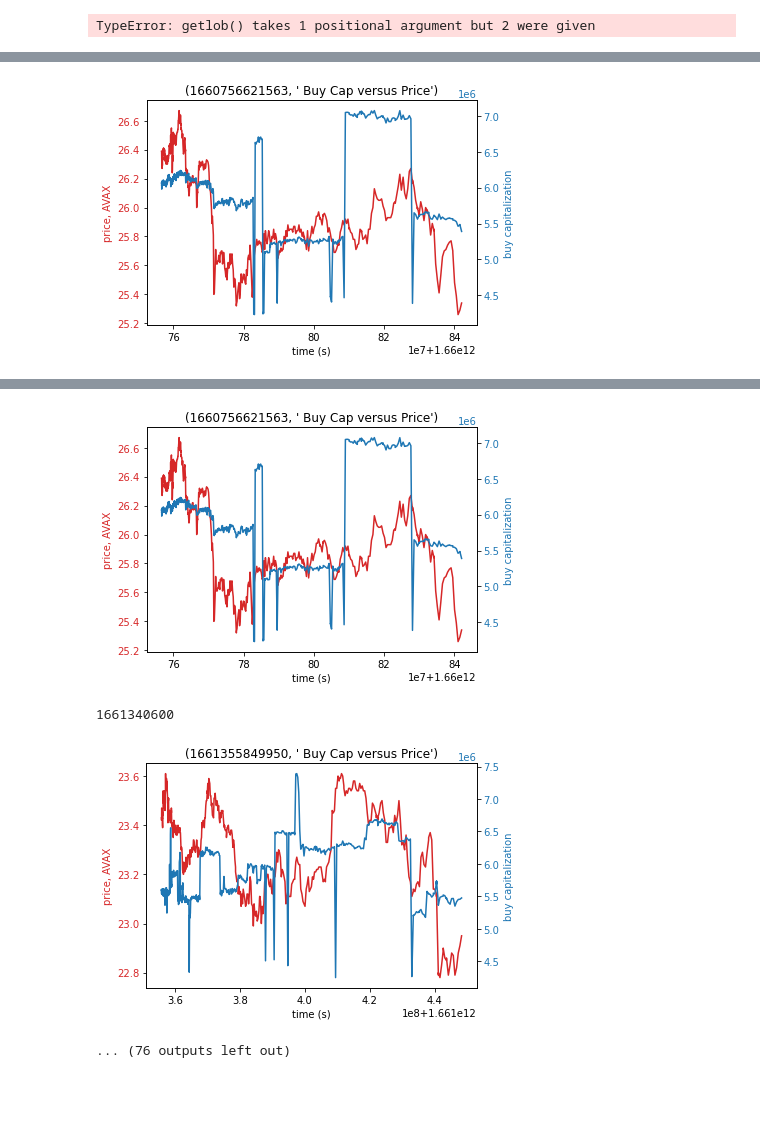
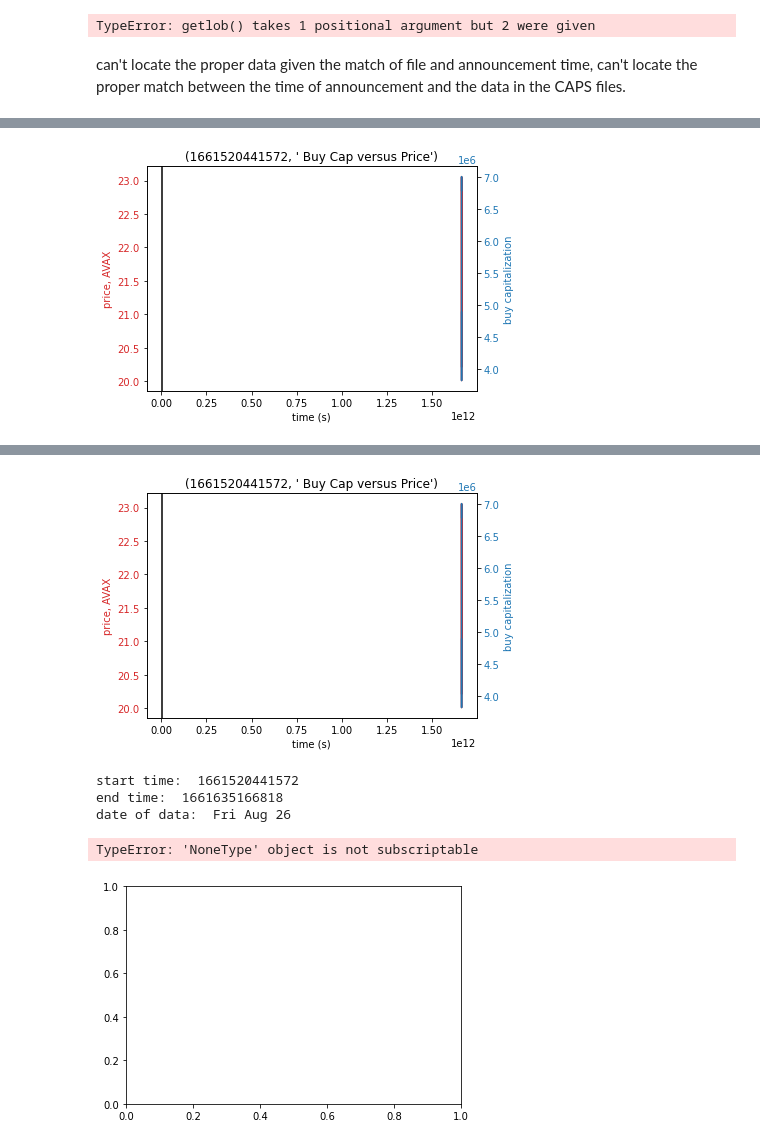
Before and after one commit to stefanbund/m1, a Jupyter notebook: fileGettingSetup.ipynb, the cells around one changed output, grey strips where cells are left out. Cells and saved outputs as stored; diff of their text form; code cells hidden in the pictures; blank space fills up the shorter version.

Commit message:
trying to get epochs in ia to match those in endFrame

```diff
--- a/fileGettingSetup.ipynb
+++ b/fileGettingSetup.ipynb
@@ -299,6 +299,8 @@ Wed Aug 10   Core Inflation Rate
 Wed Aug 10   Inflation Rate YoY
 Thu Aug 11   PPI MoM
 TypeError: getlob() takes 1 positional argument but 2 were given
+# %% [markdown]
+can't locate the proper data given the match of file and announcement time, can't locate the proper match between the time of announcement and the data in the CAPS files.
 # %%
 import datetime
 def demarcateByAnnounceTime():
@@ -306,40 +308,48 @@ def demarcateByAnnounceTime():
     # print("CAPS array: \n",len(dfArray))
     #now iterate the array, and per caps result, draw a chart with a line and the caps series(53)
     for i in range(len(dfArray)):
-        if isinstance(dfArray[i], dict):
-            # print(i, "iterated 1, ",  dfArray[i], "iterated 2, ", type(dfArray[i])) #every item is a dict
-            indEpoch = convertIndicatorDateToEpoch(dfArray[i]["time"])#.split(" ") # turn this to epoch Mon Aug 01 6:00 AM
-            print(indEpoch)
-            # print(dfArray[i]["df"]["bc"]) #access members of the dictionary
-       #'bc', 'ac', 'tbv', 'tav', 'time', 'mp', 'minBid'
-            #time (mp vs bc) / time (mp vs ac)
+        if i > 9:
+            if isinstance(dfArray[i], dict):
+                # print(i, "iterated 1, ",  dfArray[i], "iterated 2, ", type(dfArray[i])) #every item is a dict
 
-            data1 = dfArray[i]["df"]['mp']
-            data2 = dfArray[i]["df"]['bc']
-            t= dfArray[i]["df"]['time']
-            ai = dfArray[i]["time"]
-            fig, ax1 = plt.subplots()
+                print("start time: ", dfArray[i]["df"]["time"].min())
+                print("end time: ", dfArray[i]["df"]["time"].max())
+                print("date of data: ", dfArray[i]["date"], "\n")
 
-            color = 'tab:red'
-            ax1.set_xlabel('time (s)')
-            ax1.set_ylabel('price, AVAX', color=color)
-            ax1.plot(t, data1, color=color)
-            ax1.tick_params(axis='y', labelcolor=color)
+                # print(dfArray[i]["df"]["bc"]) #access members of the dictionary
+        #'bc', 'ac', 'tbv', 'tav', 'time', 'mp', 'minBid'
+                #time (mp vs bc) / time (mp vs ac)
 
-            ax2 = ax1.twinx()  # instantiate a second axes that shares the same x-axis
+                data1 = dfArray[i]["df"]['mp']
+                data2 = dfArray[i]["df"]['bc']
+                t= dfArray[i]["df"]['time']
+                ai = dfArray[i]["time"]
+                fig, ax1 = plt.subplots()
+                tt = i + 1
+                if isinstance(dfArray[tt]["time"], str):
+                    indEpoch = convertIndicatorDateToEpoch(dfArray[tt]["time"])#.split(" ") # turn this to epoch Mon Aug 01 6:00 AM
+                    print("Announcement time: ",indEpoch)
+                color = 'tab:red'
+                ax1.set_xlabel('time (s)')
+                ax1.set_ylabel('price, AVAX', color=color)
+                ax1.plot(t, data1, color=color)
+                ax1.tick_params(axis='y', labelcolor=color)
 
-            color = 'tab:blue'
-            ax2.set_ylabel('buy capitalization', color=color)  # we already handled the x-label with ax1
-            ax2.plot(t, data2, color=color)
-            ax2.tick_params(axis='y', labelcolor=color)
+                ax2 = ax1.twinx()  # instantiate a second axes that shares the same x-axis
 
-            fig.tight_layout()  # otherwise the right y-label is slightly clipped
-            e = dfArray[i]["df"]['time'].loc[0]   #datetime.datetime.fromtimestamp(
-            comb = e ," Buy Cap versus Price" #.strftime('%m-%d')
-            plt.title(comb)
-            #add vertical line at x=4
-            # plt.axvline(x=indEpoch, color='black', linestyle='-')
-            plt.show()
+                color = 'tab:blue'
+                ax2.set_ylabel('buy capitalization', color=color)  # we already handled the x-label with ax1
+                ax2.plot(t, data2, color=color)
+                ax2.tick_params(axis='y', labelcolor=color)
+
+                fig.tight_layout()  # otherwise the right y-label is slightly clipped
+                e = dfArray[i]["df"]['time'].loc[0]   #datetime.datetime.fromtimestamp(
+                comb = e ," Buy Cap versus Price" #.strftime('%m-%d')
+                plt.title(comb)
+                #add vertical line at x=4
+                if indEpoch:
+                    plt.axvline(x=indEpoch, color='black', linestyle='-')
+                plt.show()
 
 
 
@@ -356 +394 @@ demarcateByAnnounceTime()
-[figure, old version]
+[figure, new version]
@@ -358,4 +400,6 @@ demarcateByAnnounceTime()
-[figure, old version]
+[figure, new version]
-1661340600
+start time:  1661520441572
+end time:  1661635166818
+date of data:  Fri Aug 26
+TypeError: 'NoneType' object is not subscriptable
-[figure, old version]
+[figure, new version]
-... (76 outputs left out)
```
Also changed, not shown: parts of 5 cells of this notebook, 1 other file.
